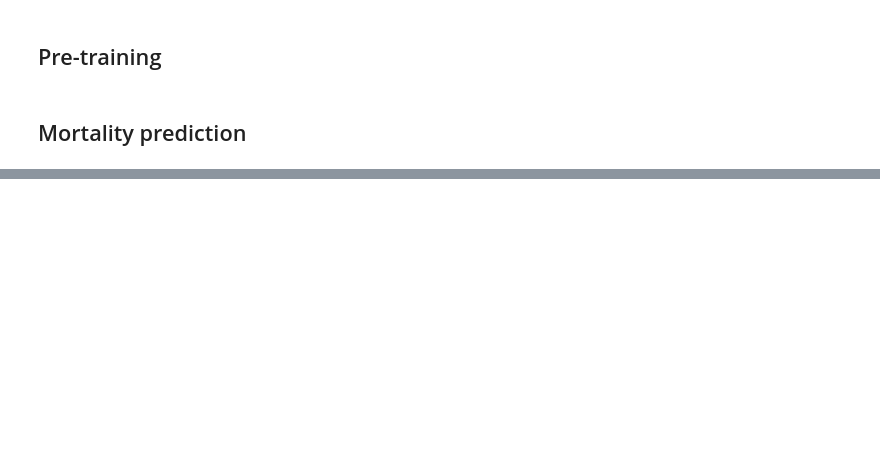
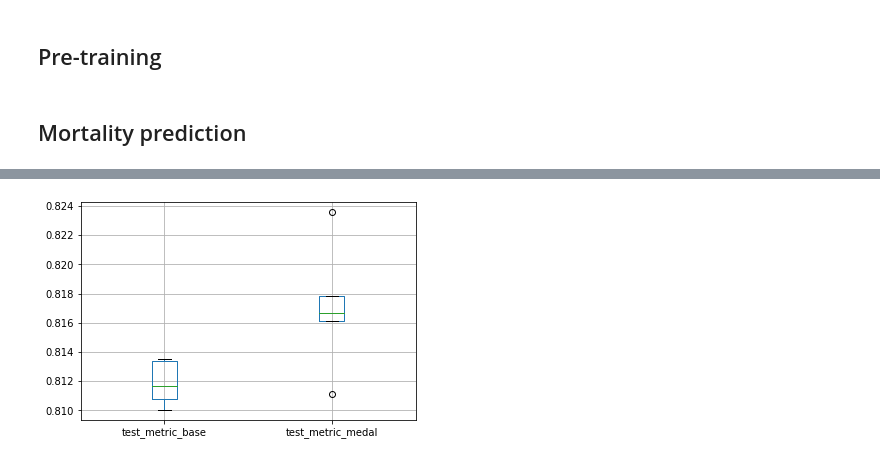
Before and after one commit to Nathan-bk/medal, a Jupyter notebook: run_nbk.ipynb, the cells around one changed output, grey strips where cells are left out. Saved outputs shown, nothing was run; the diff lists cells and outputs as text; code cells hidden in the pictures; blank space fills up the shorter version.

```diff
--- a/run_nbk.ipynb
+++ b/run_nbk.ipynb
@@ -59,7 +55,7 @@ from models.tokenizer_and_dataset import \
 from torch.utils.tensorboard import SummaryWriter
 
 EXPERIMENT_DIR = ARGS.get('savedir')
-N_EPOCHS = ARGS.get('get('epochs')
+N_EPOCHS = ARGS.get('epochs')
 BATCH_SIZE = ARGS.get('batchsize')
 N_CPU_CORES = ARGS.get('ncpu')
 MODEL_TYPE = ARGS.get('model')
@@ -343,0 +709,24 @@ Start training
+# %%
+def get_boxplot(path1,path2):
+
+  name1 = path1.split('/')[-1].split('_')[0]
+  name2 = path2.split('/')[-1].split('_')[0]
+
+  df1 = pd.read_csv(path1)[['test_metric']]
+  df1['test_metric']=df1['test_metric'].str.replace('[','').str.replace(']','')
+
+  df2 = pd.read_csv(path2)[['test_metric']]
+  df2['test_metric']=df2['test_metric'].str.replace('[','').str.replace(']','')
+
+  df = pd.merge(df1,df2,left_index=True,right_index=True,suffixes=(f'_{name1}', f'_{name2}'))
+  df = df.apply(pd.to_numeric)
+
+  fig = df.boxplot() #accuracy
+  fig.figure.savefig('boxplot_accuracy.png')
+  files.download('boxplot_accuracy.png')
+# %%
+path1 = './figures/base_dwstream_test.csv'
+path2 = './figures/medal_dwstream_test.csv'
+
+get_boxplot(path1,path2)
+# %% [output]
@@ -343,0 +735 @@ Start training
+[figure, added]
```
Also changed, not shown: parts of 17 cells of this notebook, 8 other files.
